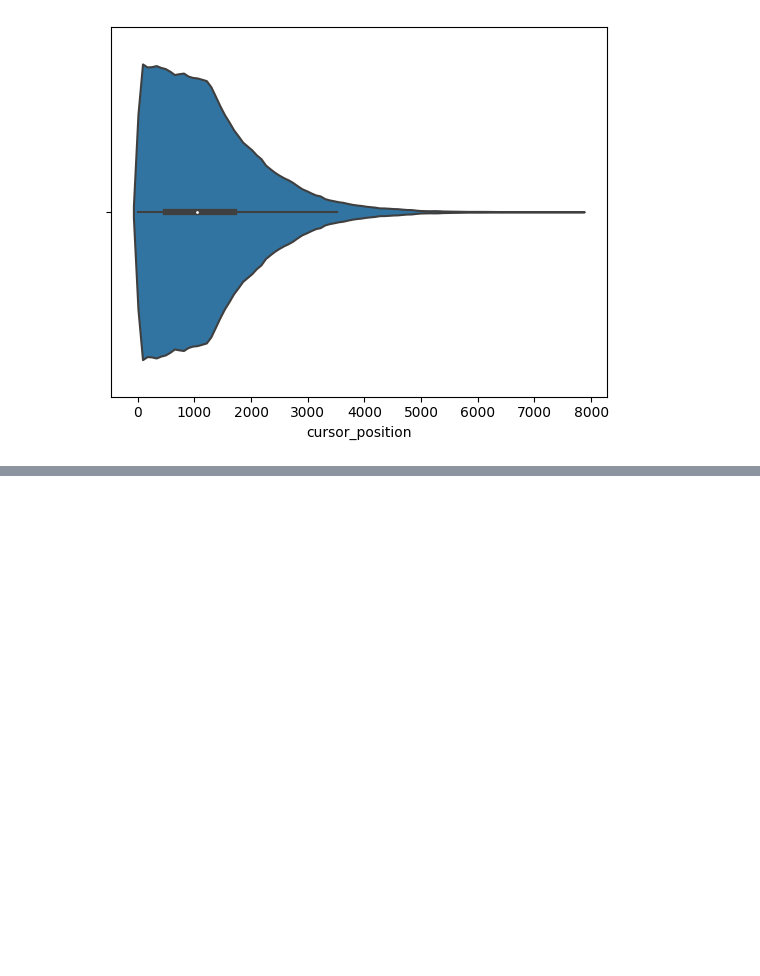
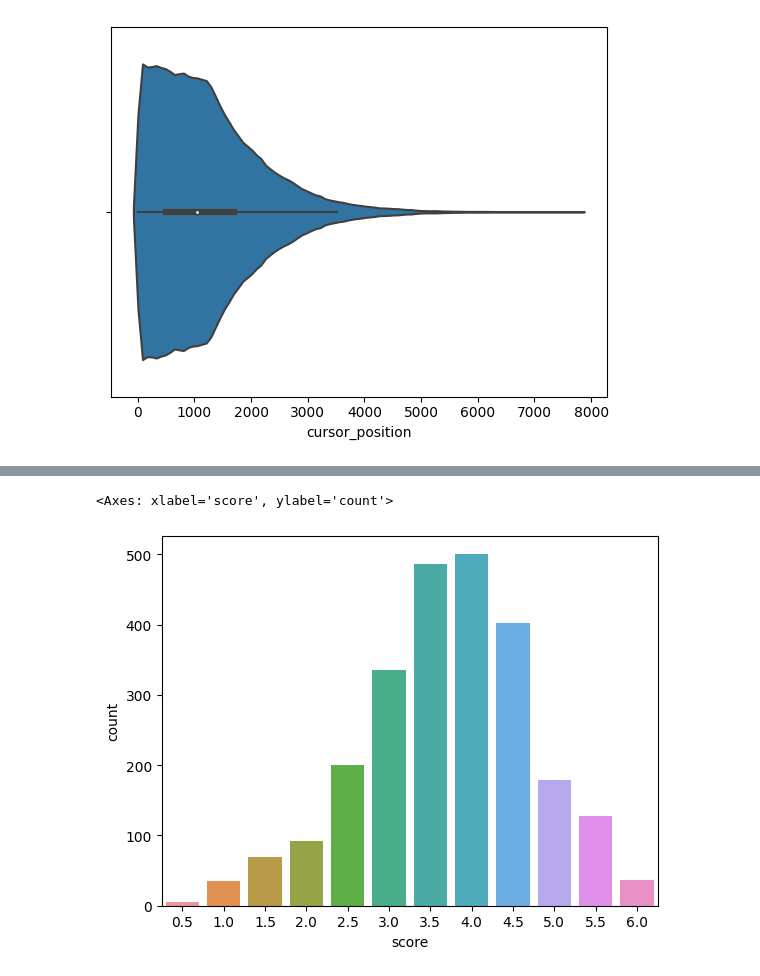
Before and after one commit to elna4os/linking-writing-processes-to-writing-quality, a Jupyter notebook: code/EDA.ipynb, the cells around one changed output, grey strips where cells are left out. Cells and saved outputs as stored; diff of their text form; code cells hidden in the pictures; blank space fills up the shorter version.

```diff
--- a/code/EDA.ipynb
+++ b/code/EDA.ipynb
@@ -153,0 +176,4 @@ sns.violinplot(data=train_logs, x='cursor_position')
+# %%
+train_labels = pd.read_csv('../input/linking-writing-processes-to-writing-quality/train_scores.csv')
+print(train_labels.shape)
+train_labels.head()
@@ -153,0 +188,5 @@ sns.violinplot(data=train_logs, x='cursor_position')
+# %%
+sns.countplot(data=train_labels, x='score')
+# %% [output]
+<Axes: xlabel='score', ylabel='count'>
+[figure, added]
```
Also changed, not shown: parts of 24 cells of this notebook, 3 other files.
